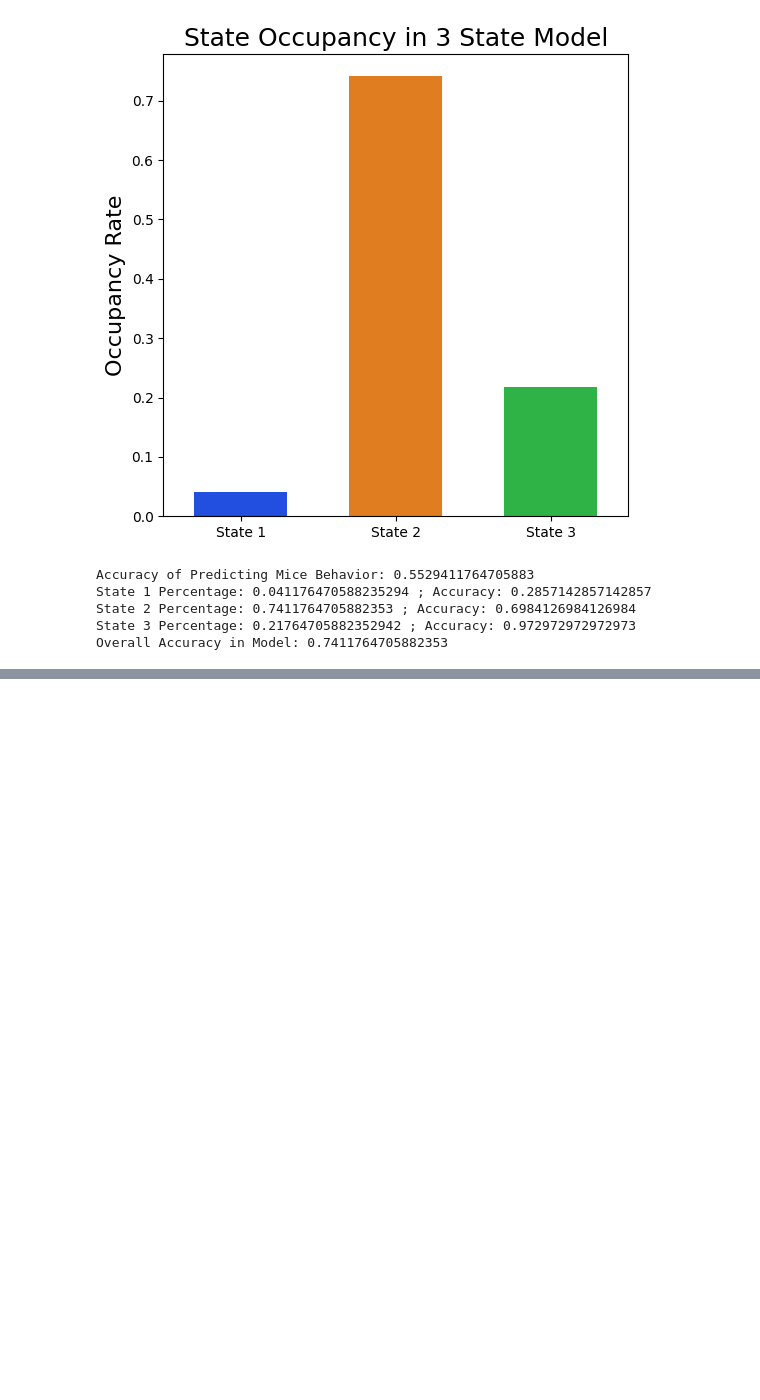
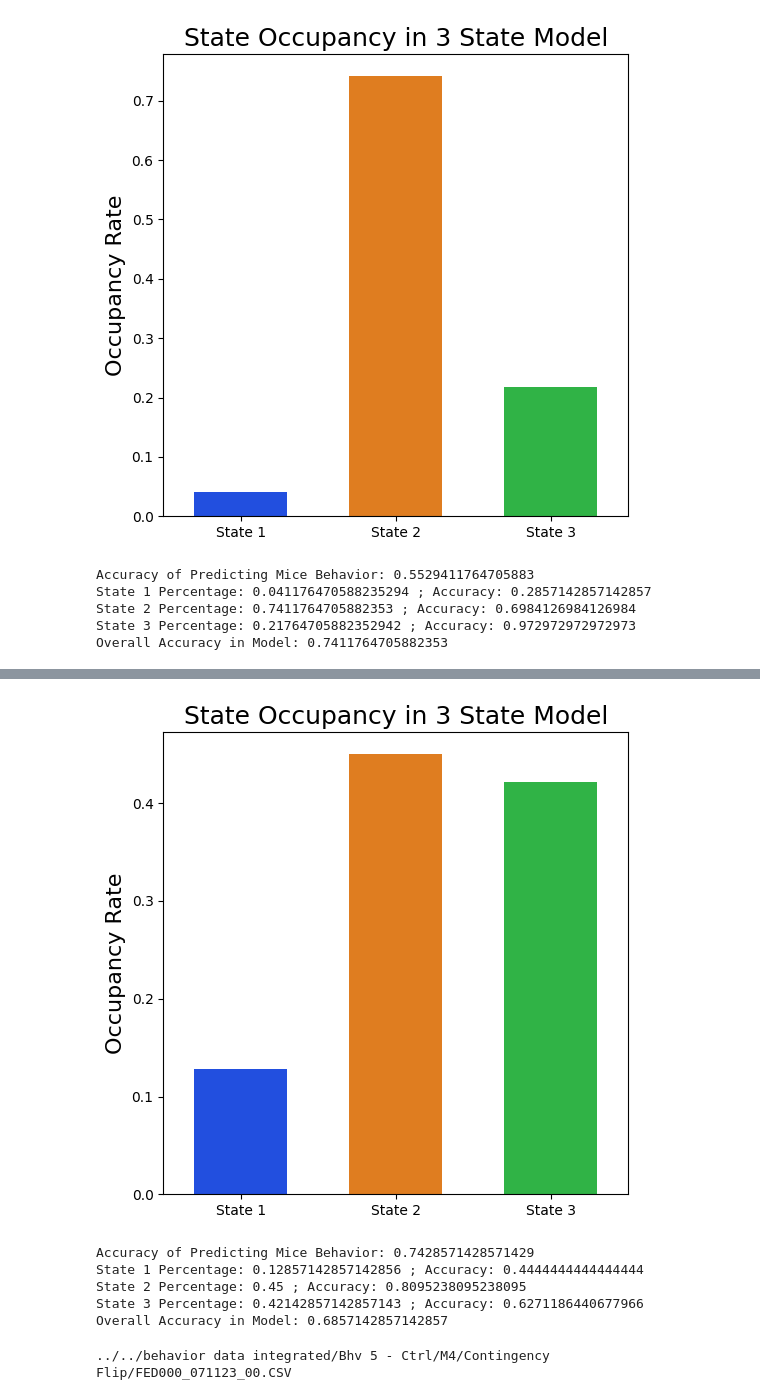
Before and after one commit to ftlabucsd/FEDUPP, a Jupyter notebook: HMM-GLM/GLM-HMM2.ipynb, the cells around one changed output, grey strips where cells are left out. Cells and saved outputs as stored; diff of their text form; code cells hidden in the pictures; blank space fills up the shorter version.

```diff
--- a/HMM-GLM/GLM-HMM2.ipynb
+++ b/HMM-GLM/GLM-HMM2.ipynb
@@ -73,0 +84,15 @@ Overall Accuracy in Model: 0.7411764705882353
+# %%
+uls.display_fitting_results(model, X, y)
+# %% [output]
+[figure, added]
+Accuracy of Predicting Mice Behavior: 0.7428571428571429
+State 1 Percentage: 0.12857142857142856 ; Accuracy: 0.4444444444444444
+State 2 Percentage: 0.45 ; Accuracy: 0.8095238095238095
+State 3 Percentage: 0.42142857142857143 ; Accuracy: 0.6271186440677966
+Overall Accuracy in Model: 0.6857142857142857
+# %%
+B5M4 = "../" + paths.contigency_flip_ctrl[3]
+print(B5M4)
+log, model, X, y = uls.model_training(B5M4, num_states=3, obs_dim=1, num_categories=2, max_iter=500, feat=feat)
+# %% [output]
+../../behavior data integrated/Bhv 5 - Ctrl/M4/Contingency Flip/FED000_071123_00.CSV
```
Also changed, not shown: parts of 36 cells of this notebook, 3 other files.
